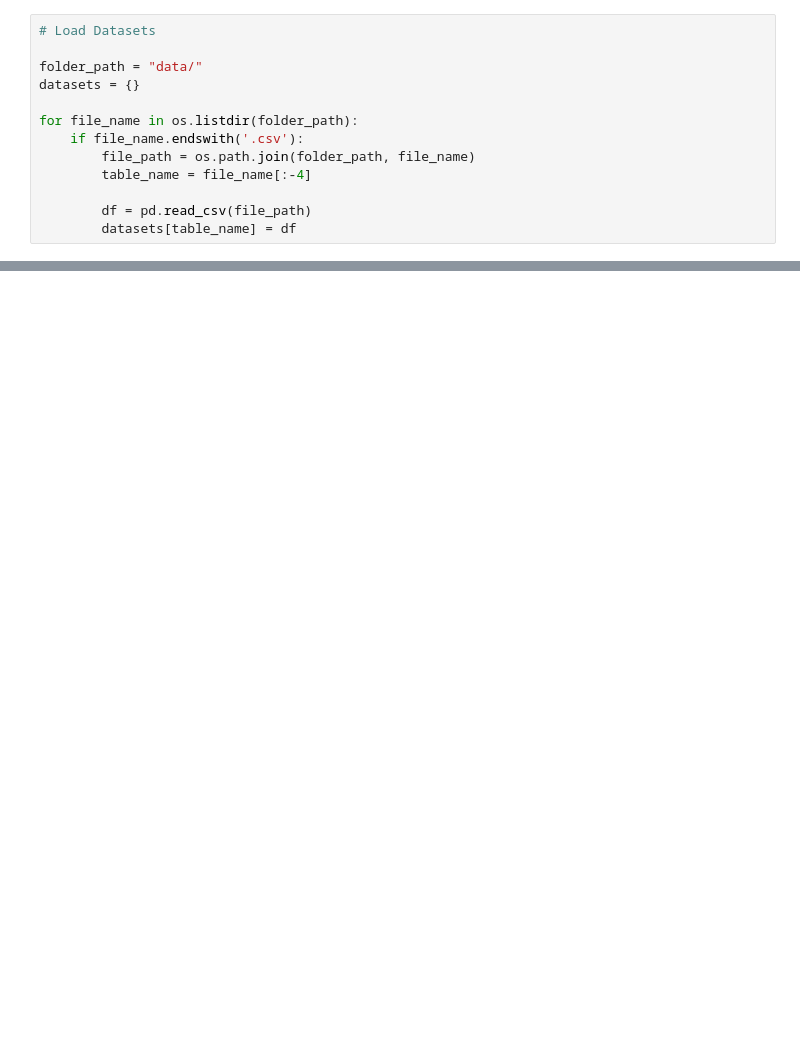
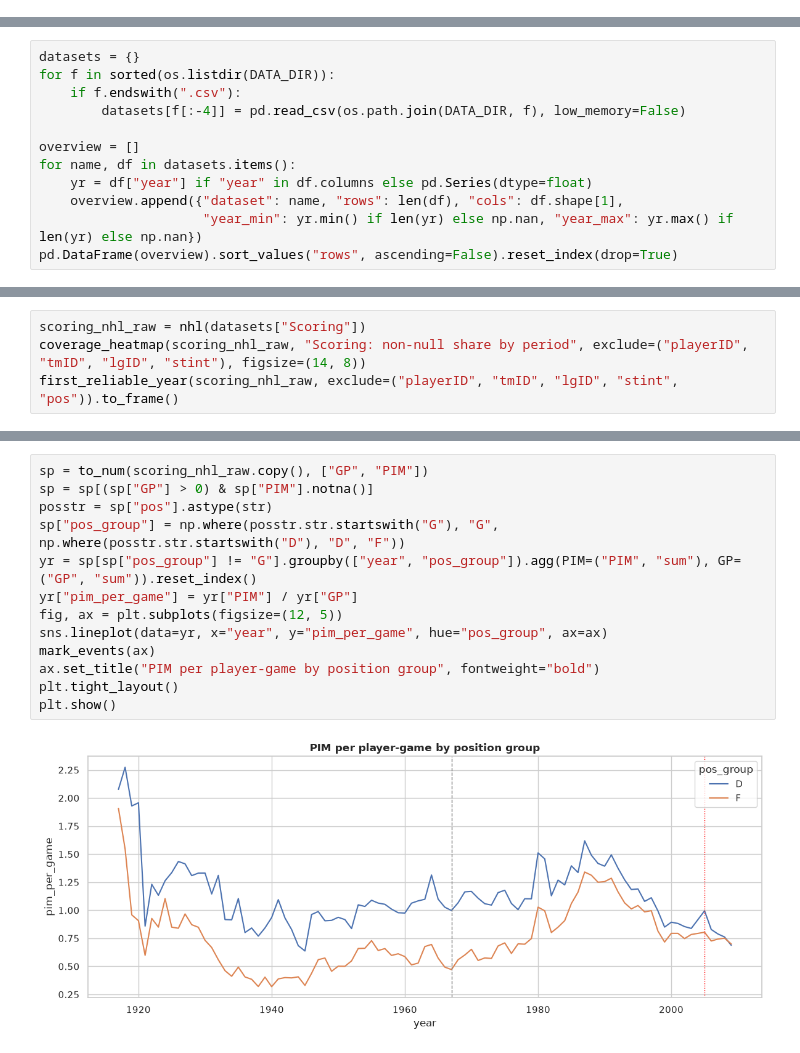
Before and after one commit to tmvmonteiro/AC-Project, a Jupyter notebook: exploration.ipynb, the cells around one changed output, grey strips where cells are left out. Cells and saved outputs as stored; diff of their text form; blank space fills up the shorter version.

Commit message:
Full data understanding restructuration, decisions made with data analysis

```diff
--- a/exploration.ipynb
+++ b/exploration.ipynb
@@ -10,13 +0,0 @@ import numpy as np
-# %%
-# Load Datasets
-
-folder_path = "data/"
-datasets = {}
-
-for file_name in os.listdir(folder_path):
-    if file_name.endswith('.csv'):
-        file_path = os.path.join(folder_path, file_name)
-        table_name = file_name[:-4]
-
-        df = pd.read_csv(file_path)
-        datasets[table_name] = df
@@ -797,0 +116,12 @@ Median heigth stands at 182.9 cm and the weight at 86.2 kg.
+# %%
+datasets = {}
+for f in sorted(os.listdir(DATA_DIR)):
+    if f.endswith(".csv"):
+        datasets[f[:-4]] = pd.read_csv(os.path.join(DATA_DIR, f), low_memory=False)
+
+overview = []
+for name, df in datasets.items():
+    yr = df["year"] if "year" in df.columns else pd.Series(dtype=float)
+    overview.append({"dataset": name, "rows": len(df), "cols": df.shape[1],
+                     "year_min": yr.min() if len(yr) else np.nan, "year_max": yr.max() if len(yr) else np.nan})
+pd.DataFrame(overview).sort_values("rows", ascending=False).reset_index(drop=True)
@@ -797,0 +243,4 @@ Median heigth stands at 182.9 cm and the weight at 86.2 kg.
+# %%
+scoring_nhl_raw = nhl(datasets["Scoring"])
+coverage_heatmap(scoring_nhl_raw, "Scoring: non-null share by period", exclude=("playerID", "tmID", "lgID", "stint"), figsize=(14, 8))
+first_reliable_year(scoring_nhl_raw, exclude=("playerID", "tmID", "lgID", "stint", "pos")).to_frame()
@@ -797,0 +319,15 @@ Median heigth stands at 182.9 cm and the weight at 86.2 kg.
+# %%
+sp = to_num(scoring_nhl_raw.copy(), ["GP", "PIM"])
+sp = sp[(sp["GP"] > 0) & sp["PIM"].notna()]
+posstr = sp["pos"].astype(str)
+sp["pos_group"] = np.where(posstr.str.startswith("G"), "G", np.where(posstr.str.startswith("D"), "D", "F"))
+yr = sp[sp["pos_group"] != "G"].groupby(["year", "pos_group"]).agg(PIM=("PIM", "sum"), GP=("GP", "sum")).reset_index()
+yr["pim_per_game"] = yr["PIM"] / yr["GP"]
+fig, ax = plt.subplots(figsize=(12, 5))
+sns.lineplot(data=yr, x="year", y="pim_per_game", hue="pos_group", ax=ax)
+mark_events(ax)
+ax.set_title("PIM per player-game by position group", fontweight="bold")
+plt.tight_layout()
+plt.show()
+# %% [output]
+[figure, added]
```
Also changed, not shown: parts of 59 cells of this notebook, 4 other files.
